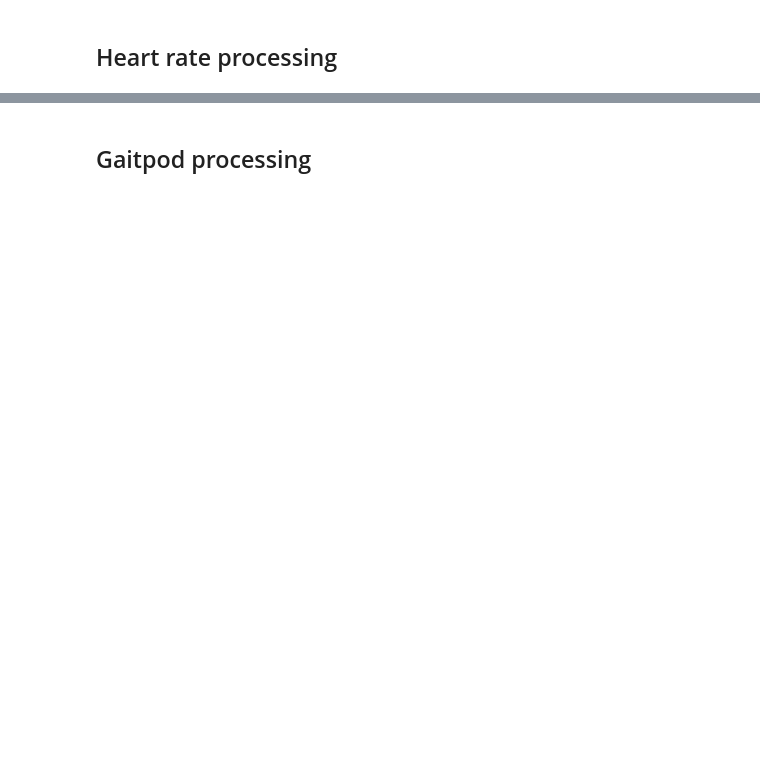
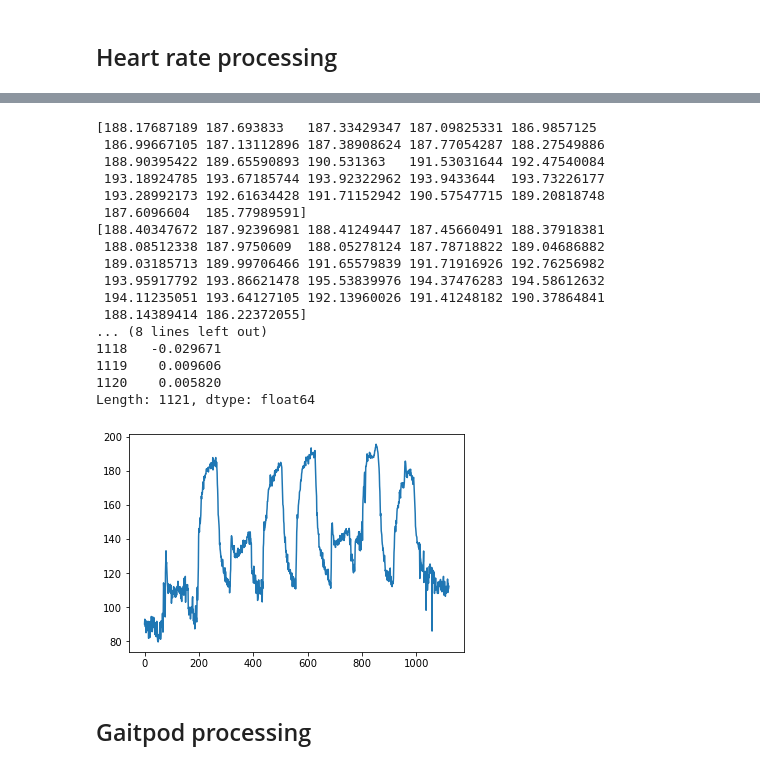
Before and after one commit to trinhgiahuy/OpenKinTest, a Jupyter notebook: 1_Neil_data_files/Neil_data_correlation_plot.ipynb, the cells around one changed output, grey strips where cells are left out. Saved outputs shown, nothing was run; the diff lists cells and outputs as text; code cells hidden in the pictures; blank space fills up the shorter version.

```diff
--- a/1_Neil_data_files/Neil_data_correlation_plot.ipynb
+++ b/1_Neil_data_files/Neil_data_correlation_plot.ipynb
@@ -186,0 +214,45 @@ plt.plot(HR_sampling_cut,'g')
+# %%
+if subjectID==1:
+    data[229:230] = data[578:585] = data[835:862] = data[953:962] = None
+
+    data_interpolated=data.interpolate(method='polynomial',order=2)
+    percentChangeData=data_interpolated.pct_change()
+    rollingStd=percentChangeData.rolling(10).std()
+
+    eps_values = np.random.uniform(0, 1, size=(230 - 229,))
+    data_interpolated[229:230] = (rollingStd[228] * eps_values + 1) * data_interpolated[229:230]
+
+    eps_values = np.random.uniform(0, 1, size=(585 - 578,))
+    data_interpolated[578:585] = (rollingStd[577] * eps_values + 1) * data_interpolated[578:585]
+
+    eps_values = np.random.uniform(0, 1, size=(862 - 835,))
+    print(np.array(data_interpolated[835:862]))
+    data_interpolated[835:862] = (rollingStd[834] * eps_values + 1) * data_interpolated[835:862]
+    print(np.array(data_interpolated[835:862]))
+    eps_values = np.random.uniform(0, 1, size=(962 - 953,))
+    data_interpolated[953:962] = (rollingStd[952] * eps_values + 1) * data_interpolated[953:962]
+
+    plt.plot(data_interpolated)
+
+    HR_final=data_interpolated
+
+    print(percentChangeData)
+# %% [output]
+[188.17687189 187.693833   187.33429347 187.09825331 186.9857125
+ 186.99667105 187.13112896 187.38908624 187.77054287 188.27549886
+ 188.90395422 189.65590893 190.531363   191.53031644 192.47540084
+ 193.18924785 193.67185744 193.92322962 193.9433644  193.73226177
+ 193.28992173 192.61634428 191.71152942 190.57547715 189.20818748
+ 187.6096604  185.77989591]
+[188.40347672 187.92396981 188.41249447 187.45660491 188.37918381
+ 188.08512338 187.9750609  188.05278124 187.78718822 189.04686882
+ 189.03185713 189.99706466 191.65579839 191.71916926 192.76256982
+ 193.95917792 193.86621478 195.53839976 194.37476283 194.58612632
+ 194.11235051 193.64127105 192.13960026 191.41248182 190.37864841
+ 188.14389414 186.22372055]
+... (8 lines left out)
+1118   -0.029671
+1119    0.009606
+1120    0.005820
+Length: 1121, dtype: float64
+[figure, added]
```
Also changed, not shown: parts of 22 cells of this notebook.
